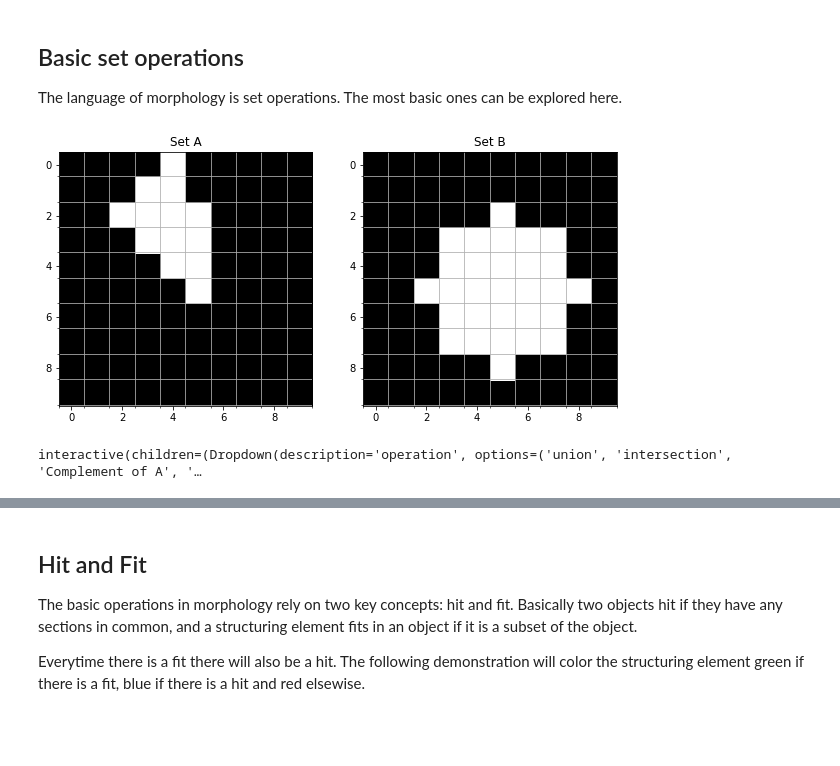
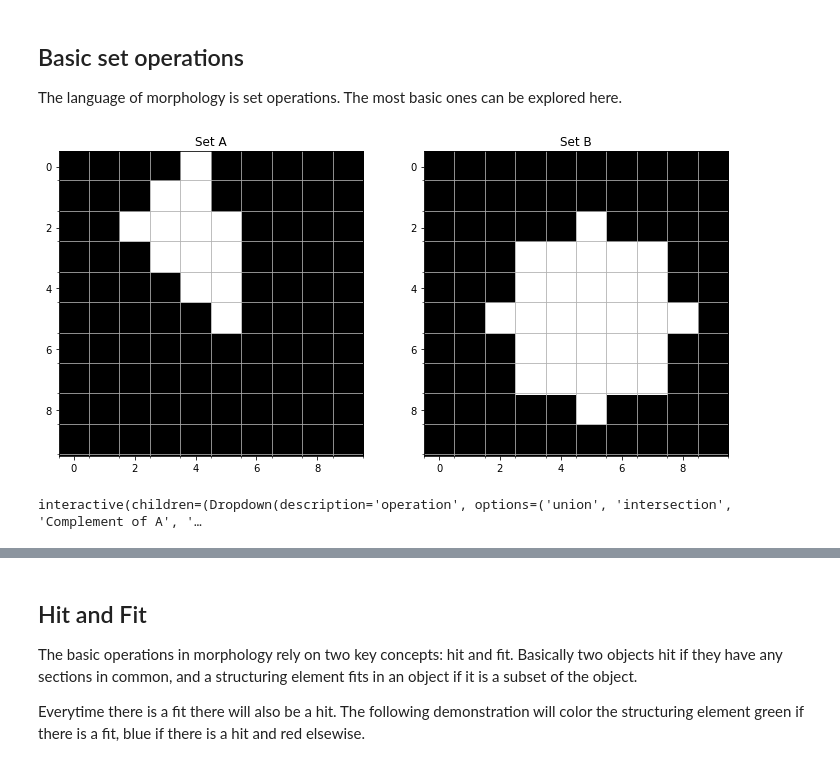
Before and after one commit to ErlingLie/TDT4195-Material, a Jupyter notebook: Mathematical_morphology.ipynb, the cells around one changed output, grey strips where cells are left out. Saved outputs shown, nothing was run; the diff lists cells and outputs as text; code cells hidden in the pictures; blank space fills up the shorter version.

```diff
--- a/Mathematical_morphology.ipynb
+++ b/Mathematical_morphology.ipynb
@@ -14,10 +15,10 @@ from ipywidgets import interact_manual, interact, widgets
 ## Basic set operations
 The language of morphology is set operations. The most basic ones can be explored here.
 # %%
-def plot_with_grid(image, cmap = "gray"):
+def plot_with_grid(image, cmap = "gray", offset = -0.05):
     ax = plt.gca()
     ax.set_xticks(np.arange(-.50, image.shape[1], 1), minor=True);
-    ax.set_yticks(np.arange(-.55, image.shape[0], 1), minor=True);
+    ax.set_yticks(np.arange(-.50 + offset, image.shape[0], 1), minor=True);
     plt.grid(which="minor")
     plt.imshow(image, cmap = "gray")
 
@@ -31,33 +32,33 @@ def set_operations(a,b,operation):
     elif(operation == "Complement of B"):
         c = ~ b
     elif(operation == "A - B"):
         c = a ^ a&b
     elif(operation == "B - A"):
         c = b ^ a&b
     plt.title(operation)
     plot_with_grid(c)
     plt.show()
 
 a = np.zeros((10,10), dtype = bool)
 a[:2, 4] = True
 a[1,3] = True
 for i in range(2,6):
     a[i, i:6] = True
 
 b = np.array([[True if (x-5)**2 + (y-5)**2 < 10 else False for x in range(10)] for y in range(10)])
 
-plt.figure(figsize = (10,5))
+plt.figure(figsize = (12,6))
 plt.subplot(121)
 plt.title("Set A")
 plot_with_grid(a)
 plt.subplot(122)
 plt.title("Set B")
 plot_with_grid(b)
 plt.show()
 
 
 _ = interact_manual(set_operations, a = widgets.fixed(a), b = widgets.fixed(b),
                    operation = ["union", "intersection", "Complement of A", "Complement of B", "A - B", "B - A"])
 # %% [output]
-[figure, old version]
+[figure, new version]
 interactive(children=(Dropdown(description='operation', options=('union', 'intersection', 'Complement of A', '…
```
Also changed, not shown: parts of 6 cells of this notebook.
